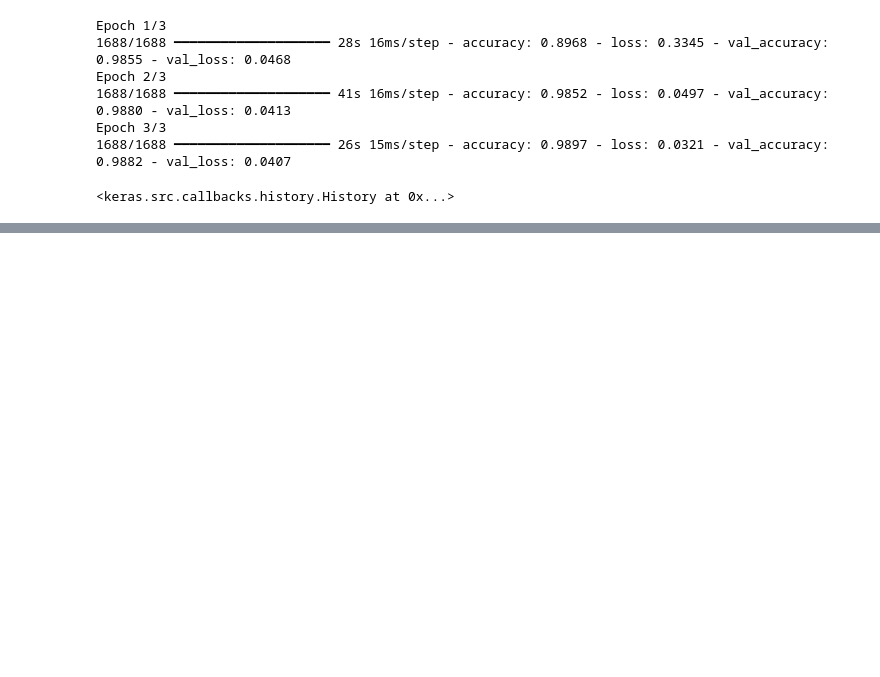
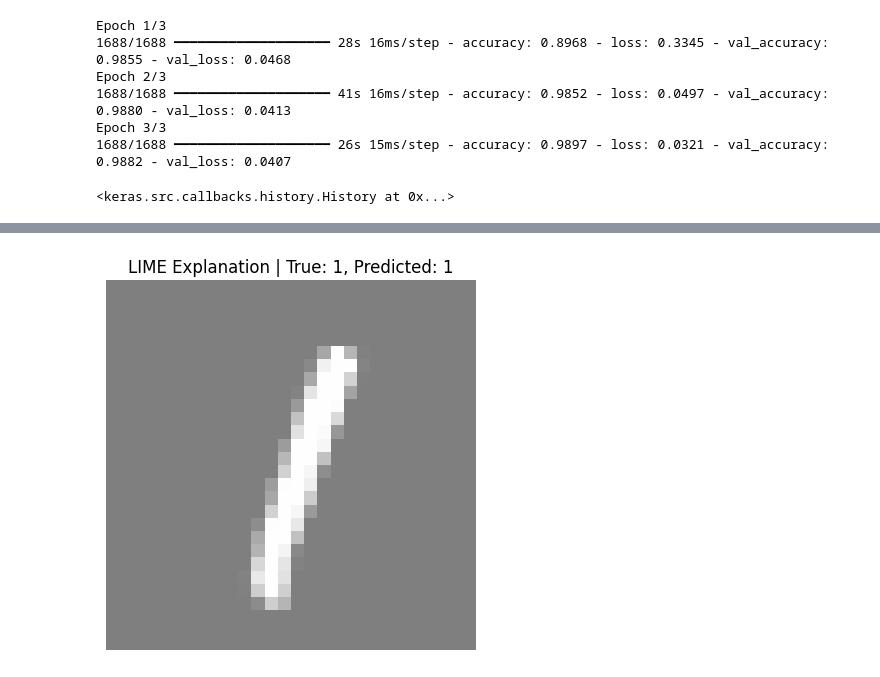
Before and after one commit to keerthireddy-28/ExplainableAi, a Jupyter notebook: LabAssignment3.ipynb, the cells around one changed output, grey strips where cells are left out. Saved outputs shown, nothing was run; the diff lists cells and outputs as text; code cells hidden in the pictures; blank space fills up the shorter version.

```diff
--- a/LabAssignment3.ipynb
+++ b/LabAssignment3.ipynb
@@ -169,19 +169,18 @@ idx = 5
 image = x_test[idx].reshape(28, 28)
 image_rgb = np.stack([image] * 3, axis=-1)
 # %%
+
+
 # 4. Visualize LIME Explanation
+# ------------------------------
 temp, mask = explanation.get_image_and_mask(
     label=explanation.top_labels[0],
     positive_only=True,
     hide_rest=False
 )
 
-plt.imshow(mark_boundaries(image_rgb, mask))
-
-
-predicted_class = model.predict(x_test[idx:idx+1]).argmax()
-
-plt.title(f"LIME Explanation | True: {y_test[idx]}, Predicted: {predicted_class}")
+plt.imshow(mark_boundaries(temp / 2 + 0.5, mask))
+plt.title(f"LIME Explanation | True: {y_test[idx]}, Predicted: {model.predict(x_test[idx:idx+1]).argmax()}")
 plt.axis('off')
 plt.show()
 # %% [output]
@@ -188,0 +188 @@ NameError: name 'explanation' is not defined
+[figure, added]
```
Also changed, not shown: parts of 1 cell of this notebook.
